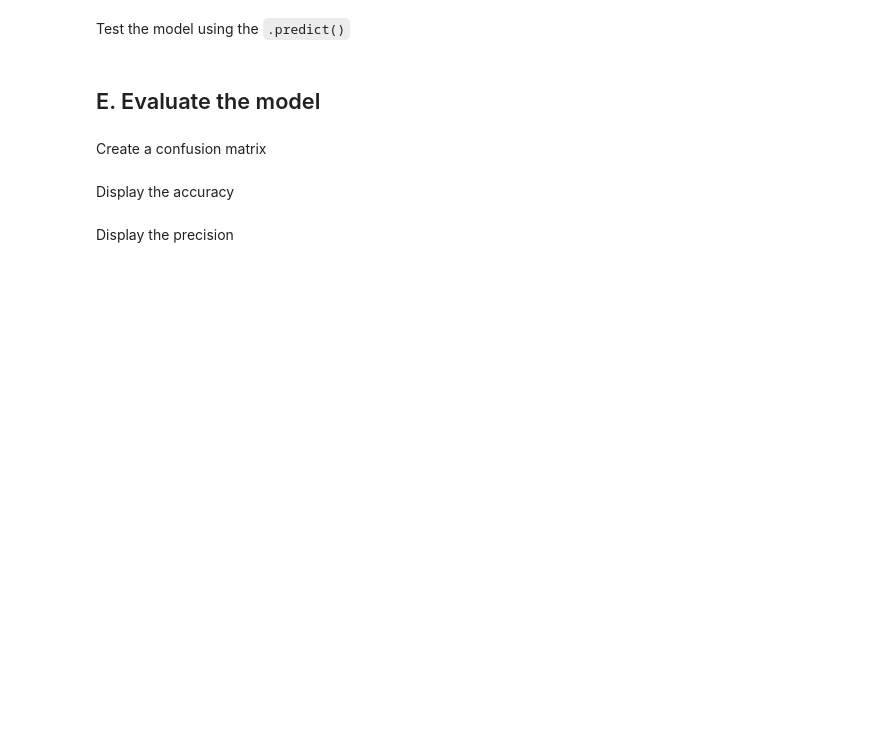
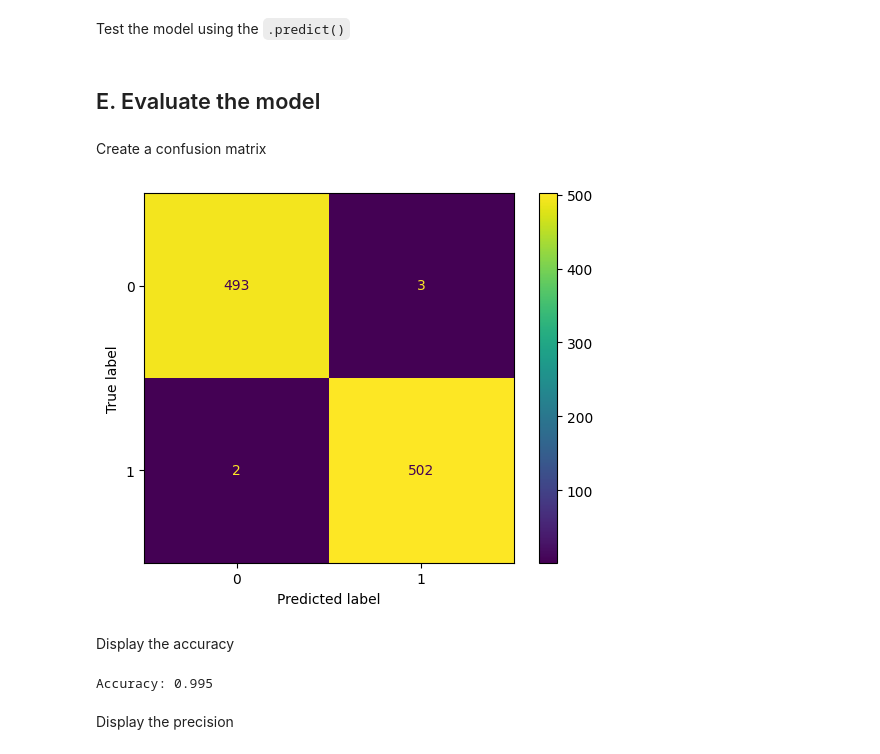
Before and after one commit to Fittx/Machine-Learning---CCMACLRL, a Jupyter notebook: Exercise1.ipynb, the cells around one changed output. Drawn from its saved outputs; the diff is of its cells as text; code cells hidden in the pictures; blank space fills up the shorter version.

```diff
--- a/Exercise1.ipynb
+++ b/Exercise1.ipynb
@@ -89,4 +89,8 @@ Remove the name column using `drop()` method
 df = df.drop(columns=["Name"], errors="ignore")
 # %% [markdown]
 ## C. Split the dataset into training and test set
+# %%
+df["Stage_fear"] = df["Stage_fear"].map({"Yes": 1, "No": 0})
+df["Drained_after_socializing"] = df["Drained_after_socializing"].map({"Yes": 1, "No": 0})
+df["Personality"] = df["Personality"].map({"Introvert": 0, "Extrovert": 1})
 # %% [markdown]
@@ -170,3 +141,5 @@ Test the model using the `.predict()`
+# %%
+y_pred = knn.predict(X_test)
 # %% [markdown]
 ## E. Evaluate the model
 # %% [markdown]
@@ -176,2 +147,11 @@ Create a confusion matrix
+# %%
+cm = confusion_matrix(y_test, y_pred)
+
+disp = ConfusionMatrixDisplay(confusion_matrix=cm)
+disp.plot()
+
+plt.show()
+# %% [output]
+[figure, added]
 # %% [markdown]
 Display the accuracy
@@ -180,2 +158,6 @@ Display the accuracy
+# %%
+print("Accuracy:", accuracy_score(y_test, y_pred))
+# %% [output]
+Accuracy: 0.995
 # %% [markdown]
 Display the precision
```
Also changed, not shown: parts of 20 cells of this notebook.
